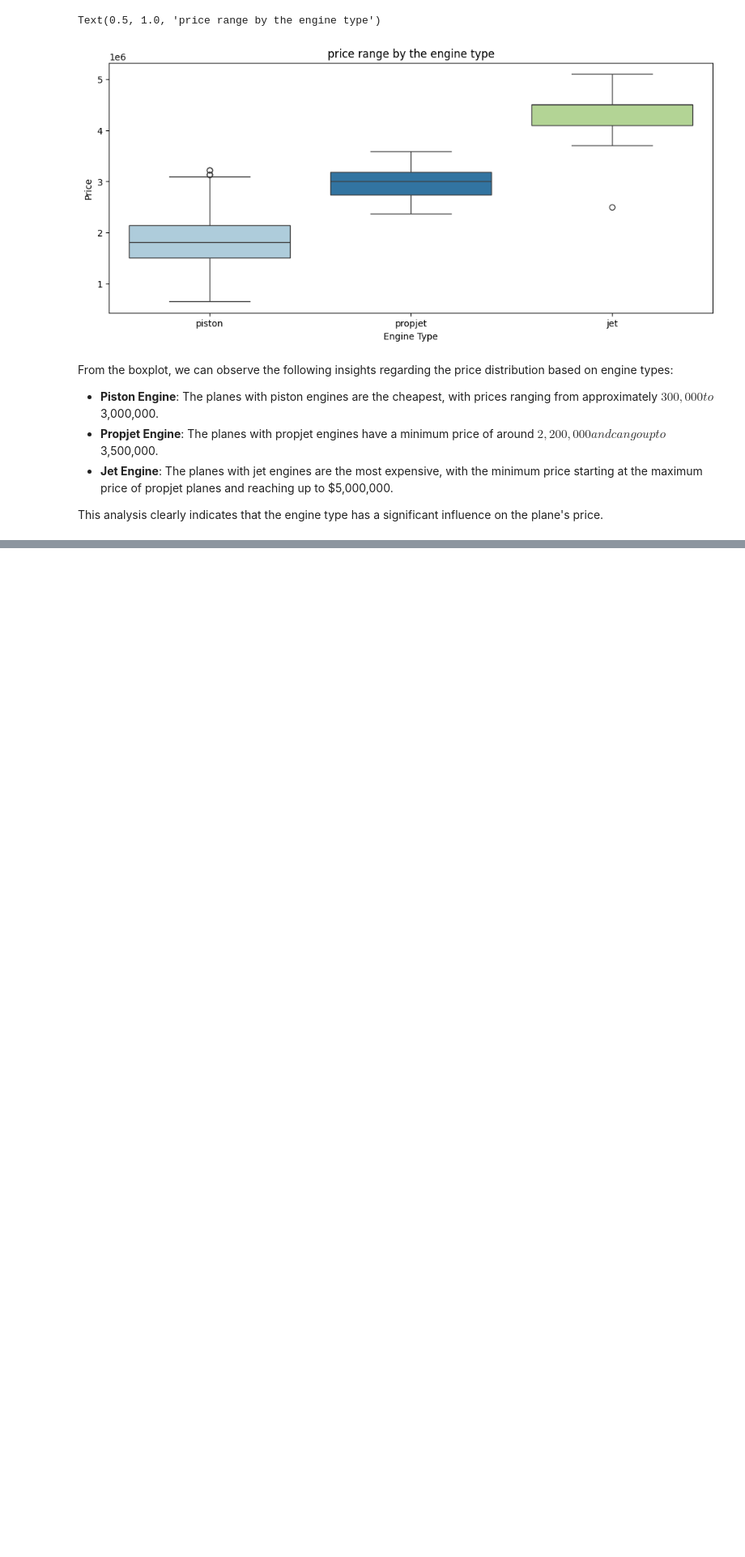
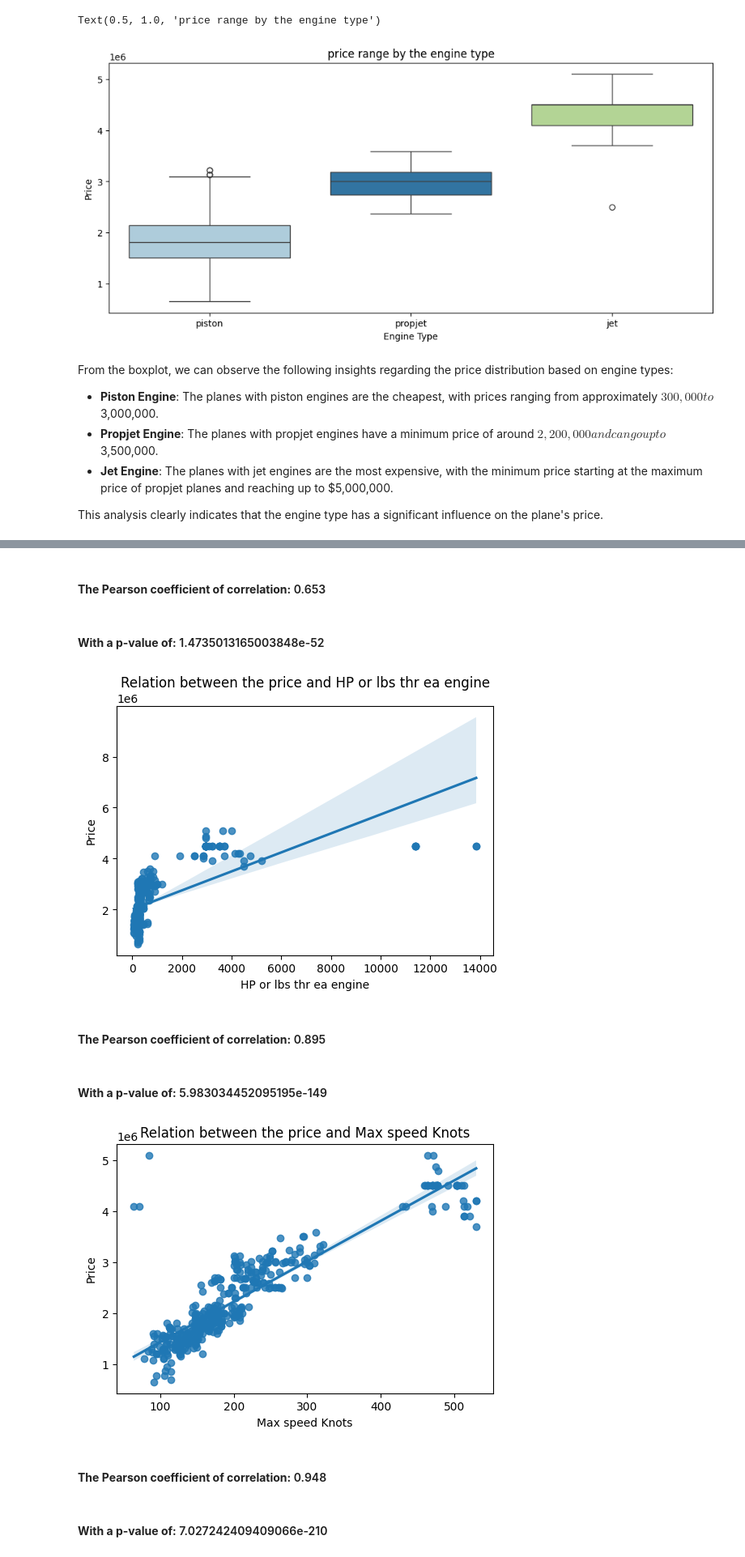
Before and after one commit to YassineSdk/plane_price_prediction, a Jupyter notebook: model.ipynb, the cells around one changed output, grey strips where cells are left out. Shown at 81% size. Saved outputs shown, nothing was run; the diff lists cells and outputs as text; code cells hidden in the pictures; blank space fills up the shorter version.

```diff
--- a/model.ipynb
+++ b/model.ipynb
@@ -199,0 +189,10 @@ This analysis clearly indicates that the engine type has a significant influence
+# %%
+def reg_plot(col):
+    plt.figure(figsize=(10, 6))
+    sns.regplot(x=col, y='Price', data=df)
+    plt.title(f'Relation between the price and {col}')
+    pearson, p_value = stats.pearsonr(df[col], df['Price'])
+
+    display(Markdown(f'**The Pearson coefficient of correlation:** {pearson}'))
+    display(Markdown(f'**With a p-value of:** {p_value}'))
+    plt.show()
@@ -199,0 +207,30 @@ This analysis clearly indicates that the engine type has a significant influence
+# %%
+import matplotlib.pyplot as plt
+import seaborn as sns
+from scipy import stats
+from IPython.display import display, Markdown
+
+def reg_plot(col):
+
+    plt.figure(figsize=(6, 4))
+    sns.regplot(x=col, y='Price', data=df)
+    plt.title(f'Relation between the price and {col}')
+
+    pearson, p_value = stats.pearsonr(df[col], df['Price'])
+
+    display(Markdown(f"#### **The Pearson coefficient of correlation:** {round(pearson,3)}"))
+    display(Markdown(f"#### **With a p-value of:** {p_value}"))
+
+    plt.show()
+
+for col in df.columns[1:14]:
+    reg_plot(col)
+# %% [output]
+#### **The Pearson coefficient of correlation:** 0.653
+#### **With a p-value of:** 1.4735013165003848e-52
+[figure, added]
+#### **The Pearson coefficient of correlation:** 0.895
+#### **With a p-value of:** 5.983034452095195e-149
+[figure, added]
+#### **The Pearson coefficient of correlation:** 0.948
+#### **With a p-value of:** 7.027242409409066e-210
```
Also changed, not shown: parts of 19 cells of this notebook.
